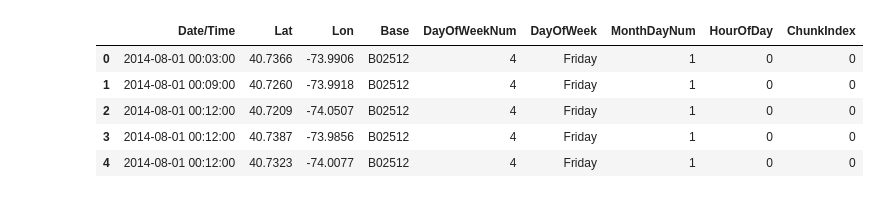
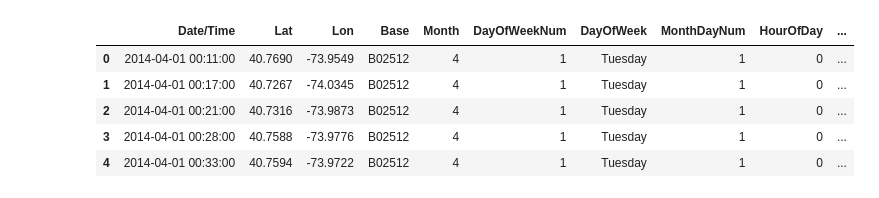
Before and after one commit to Natasha-Kohli/IBMDesign, a Jupyter notebook: model/initial.ipynb, the cells around one changed output. Saved outputs shown, nothing was run; the diff lists cells and outputs as text; code cells hidden in the pictures.

```diff
--- a/model/initial.ipynb
+++ b/model/initial.ipynb
@@ -0,0 +1,20 @@
+# %%
+import matplotlib.pyplot as plt
+from matplotlib import cm
+import pandas as pd
+import geopandas as gpd
+import os
+
+%matplotlib inline
+DATA_DIR = '/Users/lee/Documents/UCLA/Year3/CS_130/project/uber-pickups-in-new-york-city'
+DATA_FILES = ['uber-raw-data-apr14.csv','uber-raw-data-aug14.csv','uber-raw-data-jul14.csv','uber-raw-data-jun14.csv','uber-raw-data-may14.csv','uber-raw-data-sep14.csv']
+
+uber_data_list = []
+for data_file in DATA_FILES:
+    df = pd.read_csv(os.path.join(DATA_DIR, data_file))
+    uber_data_list.append(df)
+
+uber_data = pd.concat(uber_data_list)
+uber_data.head()
+#829275 entries
+#4534327 entries total
@@ -1,32 +28,21 @@
 # %%
-import matplotlib.pyplot as plt
-from matplotlib import cm
-import pandas as pd
-import geopandas as gpd
-
-%matplotlib inline
-DATA_FILE = 'uber-raw-data-aug14.csv'
-
-uber_data = pd.read_csv(DATA_FILE)
-
 uber_data['Date/Time'] = pd.to_datetime(uber_data['Date/Time'], format="%m/%d/%Y %H:%M:%S")
+uber_data['Month'] = uber_data['Date/Time'].dt.month
+uber_data['Year'] = uber_data['Date/Time'].dt.year
 uber_data['DayOfWeekNum'] = uber_data['Date/Time'].dt.dayofweek
 uber_data['DayOfWeek'] = uber_data['Date/Time'].dt.weekday_name
 uber_data['MonthDayNum'] = uber_data['Date/Time'].dt.day
 uber_data['HourOfDay'] = uber_data['Date/Time'].dt.hour
 uber_data['ChunkIndex'] = 4*uber_data['HourOfDay'] + uber_data['Date/Time'].dt.minute // 15 # which 15-minute block within the day is it in
 
 uber_data.head()
-
-
-#829275 entries
 # %% [output]
-|  | Date/Time | Lat | Lon | Base | DayOfWeekNum | DayOfWeek | MonthDayNum | HourOfDay | ChunkIndex |
-| 0 | 2014-08-01 00:03:00 | 40.7366 | -73.9906 | B02512 | 4 | Friday | 1 | 0 | 0 |
-| 1 | 2014-08-01 00:09:00 | 40.7260 | -73.9918 | B02512 | 4 | Friday | 1 | 0 | 0 |
-| 2 | 2014-08-01 00:12:00 | 40.7209 | -74.0507 | B02512 | 4 | Friday | 1 | 0 | 0 |
-| 3 | 2014-08-01 00:12:00 | 40.7387 | -73.9856 | B02512 | 4 | Friday | 1 | 0 | 0 |
-| 4 | 2014-08-01 00:12:00 | 40.7323 | -74.0077 | B02512 | 4 | Friday | 1 | 0 | 0 |
+|  | Date/Time | Lat | Lon | Base | Month | DayOfWeekNum | DayOfWeek | MonthDayNum | HourOfDay | ... |
+| 0 | 2014-04-01 00:11:00 | 40.7690 | -73.9549 | B02512 | 4 | 1 | Tuesday | 1 | 0 | ... |
+| 1 | 2014-04-01 00:17:00 | 40.7267 | -74.0345 | B02512 | 4 | 1 | Tuesday | 1 | 0 | ... |
+| 2 | 2014-04-01 00:21:00 | 40.7316 | -73.9873 | B02512 | 4 | 1 | Tuesday | 1 | 0 | ... |
+| 3 | 2014-04-01 00:28:00 | 40.7588 | -73.9776 | B02512 | 4 | 1 | Tuesday | 1 | 0 | ... |
+| 4 | 2014-04-01 00:33:00 | 40.7594 | -73.9722 | B02512 | 4 | 1 | Tuesday | 1 | 0 | ... |
 # %%
 uber_data.info()
 # %% [output]
```
Also changed, not shown: parts of 20 cells of this notebook.
